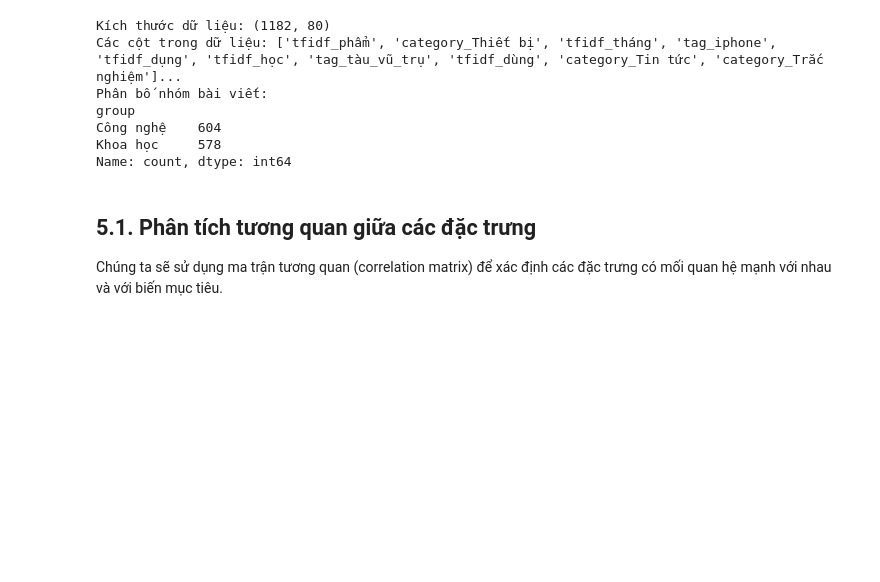
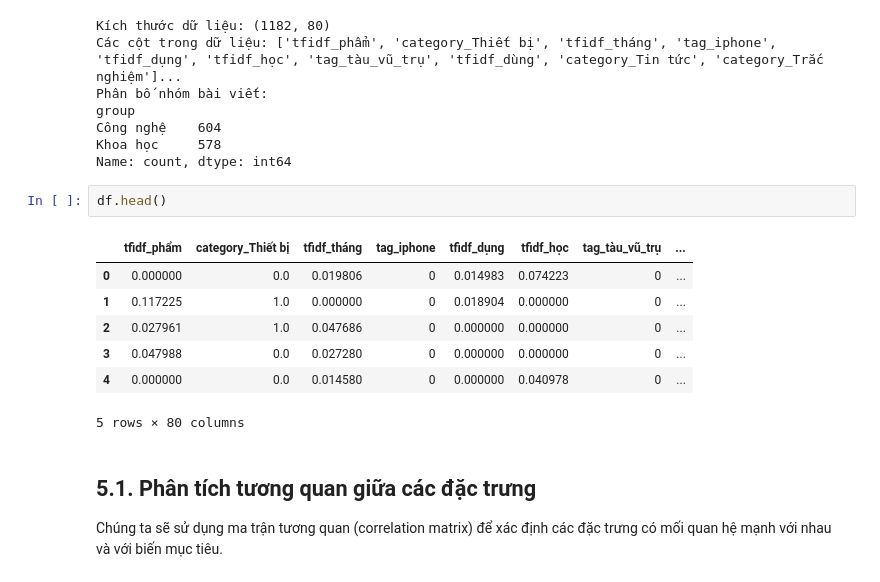
Before and after one commit to givoxxs/vnexpress-analysis-project, a Jupyter notebook: notebooks/07_multivariate_analysis.ipynb, the cells around one changed output. Drawn from its saved outputs; the diff is of its cells as text; blank space fills up the shorter version.

```diff
--- a/notebooks/05_multivariate_analysis.ipynb
+++ b/notebooks/07_multivariate_analysis.ipynb
@@ -36,6 +36,16 @@ group
 Công nghệ    604
 Khoa học     578
 Name: count, dtype: int64
+# %%
+df.head()
+# %% [output]
+|  | tfidf_phẩm | category_Thiết bị | tfidf_tháng | tag_iphone | tfidf_dụng | tfidf_học | tag_tàu_vũ_trụ | ... |
+| 0 | 0.000000 | 0.0 | 0.019806 | 0 | 0.014983 | 0.074223 | 0 | ... |
+| 1 | 0.117225 | 1.0 | 0.000000 | 0 | 0.018904 | 0.000000 | 0 | ... |
+| 2 | 0.027961 | 1.0 | 0.047686 | 0 | 0.000000 | 0.000000 | 0 | ... |
+| 3 | 0.047988 | 0.0 | 0.027280 | 0 | 0.000000 | 0.000000 | 0 | ... |
+| 4 | 0.000000 | 0.0 | 0.014580 | 0 | 0.000000 | 0.040978 | 0 | ... |
+5 rows × 80 columns
 # %% [markdown]
 ## 5.1. Phân tích tương quan giữa các đặc trưng
 
```
Also changed, not shown: 3 other files.
